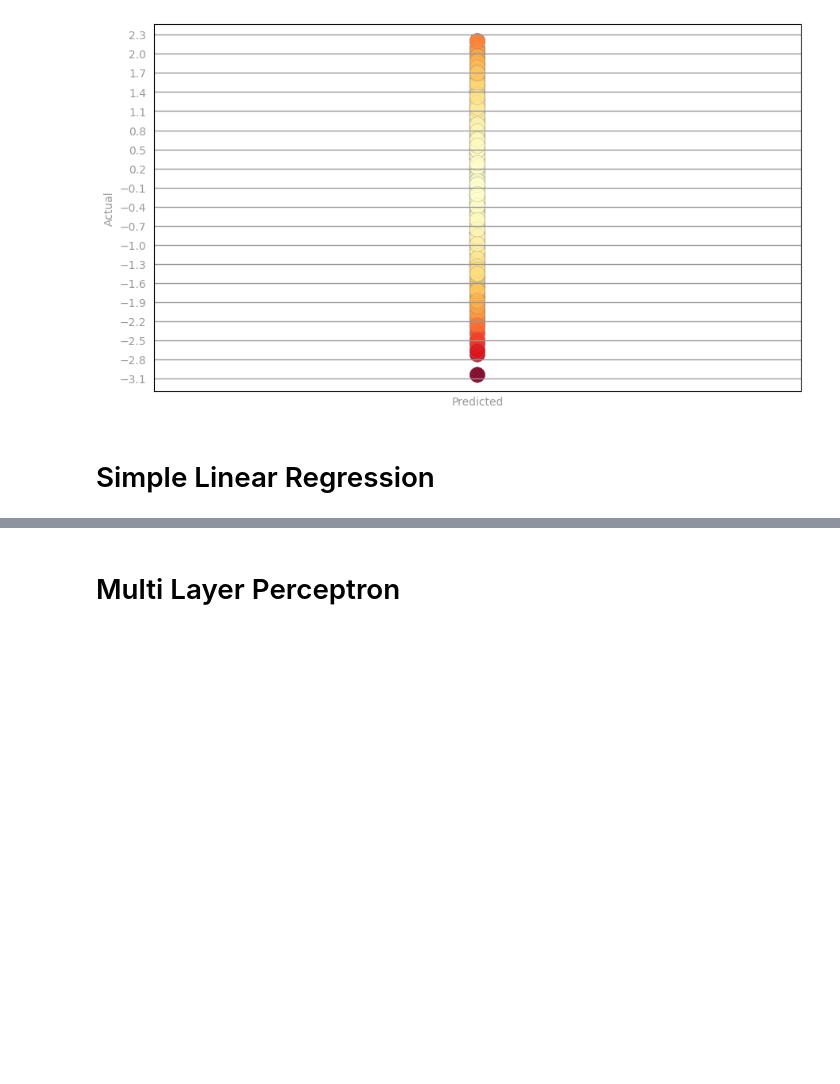
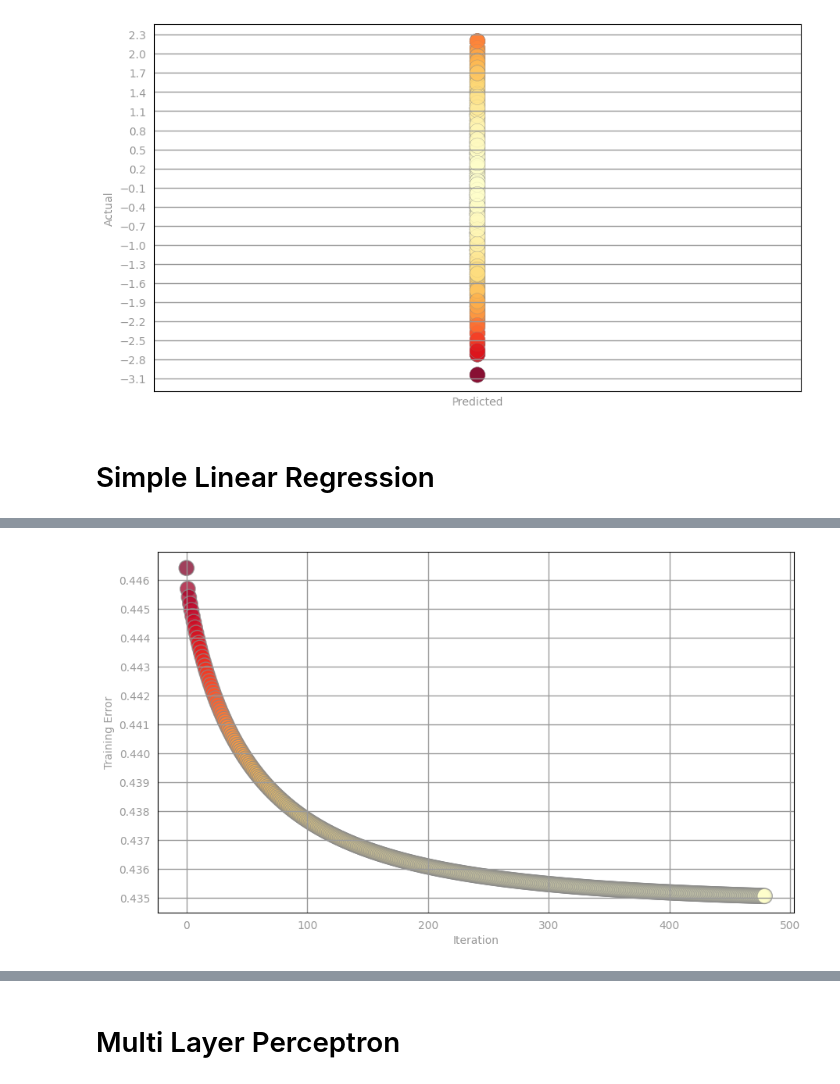
Before and after one commit to ptoyip/COMP4651_Final_Project, a Jupyter notebook: RDD.ipynb, the cells around one changed output, grey strips where cells are left out. Cells and saved outputs as stored; diff of their text form; code cells hidden in the pictures; blank space fills up the shorter version.

Commit message:
Train.csv HyperParam Tuned

```diff
--- a/RDD.ipynb
+++ b/RDD.ipynb
@@ -927,11 +927,13 @@ pass
 # %%
 norm = Normalize()
-clrs = cmap(np.asarray(norm(errorTrainLR0[25:])))[:,0:3]
+clrs = cmap(np.asarray(norm(errorTrainLR0[20:])))[:,0:3]
 
 fig, ax = preparePlot(np.arange(0, 1000, 100), np.arange(0, 1, 0.001))
-plt.scatter(range(0, numIters-25), errorTrainLR0[25:], s=14**2, c=clrs, edgecolors='#888888', alpha=0.75)
+plt.scatter(range(0, numIters-20), errorTrainLR0[20:], s=14**2, c=clrs, edgecolors='#888888', alpha=0.75)
 ax.set_xlabel('Iteration'), ax.set_ylabel(r'Training Error')
 pass
+# %% [output]
+[figure, added]
 # %%
 actual = np.asarray(TrainData \
                     .map(lambda lp: lp.label) \
```
Also changed, not shown: parts of 16 cells of this notebook.
